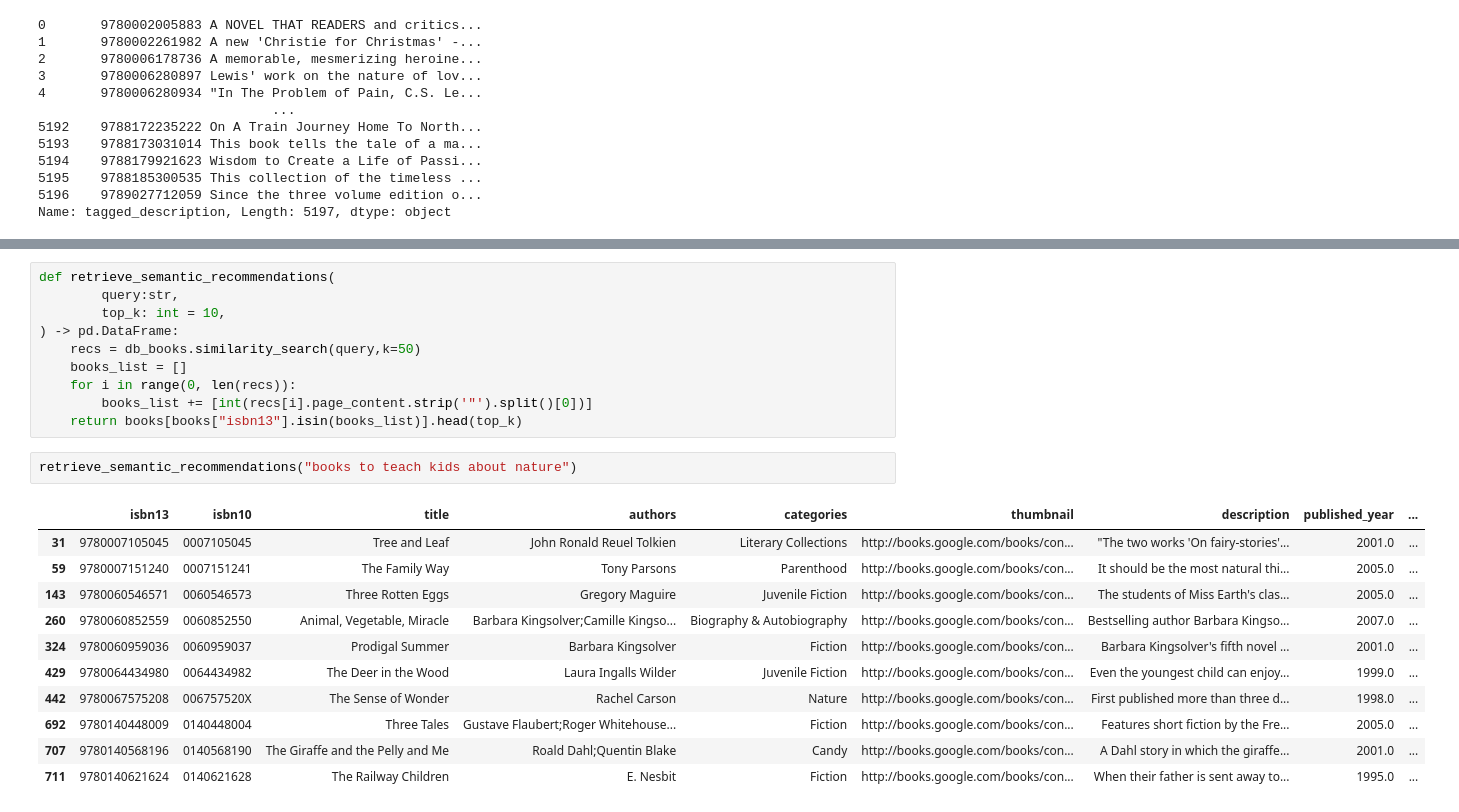
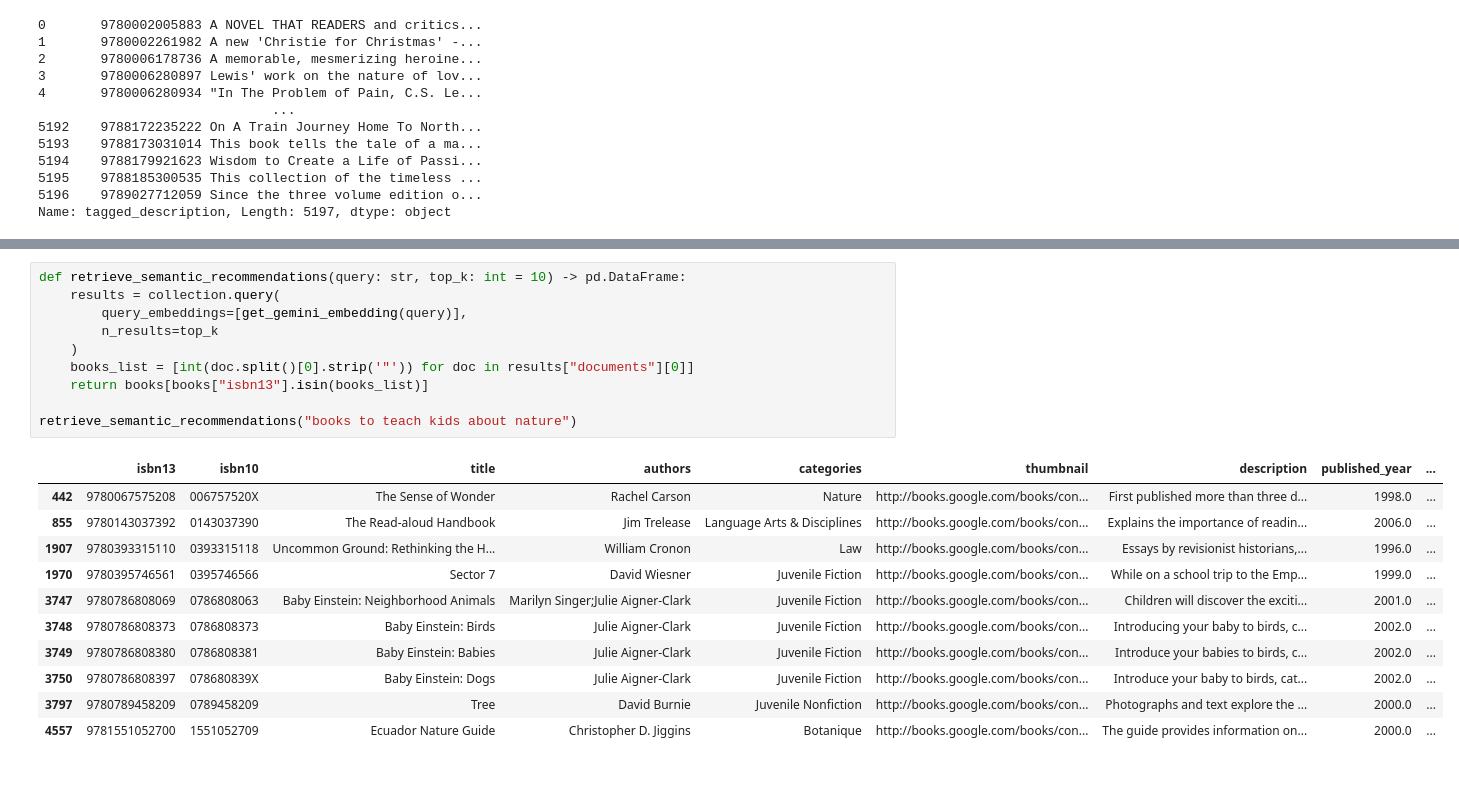
Before and after one commit to ParthSharma272/Semantica, a Jupyter notebook: vector-search.ipynb, the cells around one changed output, grey strips where cells are left out. Saved outputs shown, nothing was run; the diff lists cells and outputs as text; blank space fills up the shorter version.

```diff
--- a/vector-search.ipynb
+++ b/vector-search.ipynb
@@ -84,24 +241,22 @@ books[books["isbn13"] == int(docs[0].page_content.split()[0].strip())]
 # %%
-def retrieve_semantic_recommendations(
-        query:str,
-        top_k: int = 10,
-) -> pd.DataFrame:
-    recs = db_books.similarity_search(query,k=50)
-    books_list = []
-    for i in range(0, len(recs)):
-        books_list += [int(recs[i].page_content.strip('"').split()[0])]
-    return books[books["isbn13"].isin(books_list)].head(top_k)
+def retrieve_semantic_recommendations(query: str, top_k: int = 10) -> pd.DataFrame:
+	results = collection.query(
+		query_embeddings=[get_gemini_embedding(query)],
+		n_results=top_k
+	)
+	books_list = [int(doc.split()[0].strip('"')) for doc in results["documents"][0]]
+	return books[books["isbn13"].isin(books_list)]
+
+retrieve_semantic_recommendations("books to teach kids about nature")
+# %% [output]
+|  | isbn13 | isbn10 | title | authors | categories | thumbnail | description | published_year | ... |
+| 442 | 9780067575208 | 006757520X | The Sense of Wonder | Rachel Carson | Nature | http://books.google.com/books/con... | First published more than three d... | 1998.0 | ... |
+| 855 | 9780143037392 | 0143037390 | The Read-aloud Handbook | Jim Trelease | Language Arts & Disciplines | http://books.google.com/books/con... | Explains the importance of readin... | 2006.0 | ... |
+| 1907 | 9780393315110 | 0393315118 | Uncommon Ground: Rethinking the H... | William Cronon | Law | http://books.google.com/books/con... | Essays by revisionist historians,... | 1996.0 | ... |
+| 1970 | 9780395746561 | 0395746566 | Sector 7 | David Wiesner | Juvenile Fiction | http://books.google.com/books/con... | While on a school trip to the Emp... | 1999.0 | ... |
+| 3747 | 9780786808069 | 0786808063 | Baby Einstein: Neighborhood Animals | Marilyn Singer;Julie Aigner-Clark | Juvenile Fiction | http://books.google.com/books/con... | Children will discover the exciti... | 2001.0 | ... |
+| 3748 | 9780786808373 | 0786808373 | Baby Einstein: Birds | Julie Aigner-Clark | Juvenile Fiction | http://books.google.com/books/con... | Introducing your baby to birds, c... | 2002.0 | ... |
+| 3749 | 9780786808380 | 0786808381 | Baby Einstein: Babies | Julie Aigner-Clark | Juvenile Fiction | http://books.google.com/books/con... | Introduce your babies to birds, c... | 2002.0 | ... |
+| 3750 | 9780786808397 | 078680839X | Baby Einstein: Dogs | Julie Aigner-Clark | Juvenile Fiction | http://books.google.com/books/con... | Introduce your baby to birds, cat... | 2002.0 | ... |
+| 3797 | 9780789458209 | 0789458209 | Tree | David Burnie | Juvenile Nonfiction | http://books.google.com/books/con... | Photographs and text explore the ... | 2000.0 | ... |
+| 4557 | 9781551052700 | 1551052709 | Ecuador Nature Guide | Christopher D. Jiggins | Botanique | http://books.google.com/books/con... | The guide provides information on... | 2000.0 | ... |
-# %%
-retrieve_semantic_recommendations("books to teach kids about nature")
-# %% [output]
-|  | isbn13 | isbn10 | title | authors | categories | thumbnail | description | published_year | ... |
-| 31 | 9780007105045 | 0007105045 | Tree and Leaf | John Ronald Reuel Tolkien | Literary Collections | http://books.google.com/books/con... | "The two works 'On fairy-stories'... | 2001.0 | ... |
-| 59 | 9780007151240 | 0007151241 | The Family Way | Tony Parsons | Parenthood | http://books.google.com/books/con... | It should be the most natural thi... | 2005.0 | ... |
-| 143 | 9780060546571 | 0060546573 | Three Rotten Eggs | Gregory Maguire | Juvenile Fiction | http://books.google.com/books/con... | The students of Miss Earth's clas... | 2005.0 | ... |
-| 260 | 9780060852559 | 0060852550 | Animal, Vegetable, Miracle | Barbara Kingsolver;Camille Kingso... | Biography & Autobiography | http://books.google.com/books/con... | Bestselling author Barbara Kingso... | 2007.0 | ... |
-| 324 | 9780060959036 | 0060959037 | Prodigal Summer | Barbara Kingsolver | Fiction | http://books.google.com/books/con... | Barbara Kingsolver's fifth novel ... | 2001.0 | ... |
-| 429 | 9780064434980 | 0064434982 | The Deer in the Wood | Laura Ingalls Wilder | Juvenile Fiction | http://books.google.com/books/con... | Even the youngest child can enjoy... | 1999.0 | ... |
-| 442 | 9780067575208 | 006757520X | The Sense of Wonder | Rachel Carson | Nature | http://books.google.com/books/con... | First published more than three d... | 1998.0 | ... |
-| 692 | 9780140448009 | 0140448004 | Three Tales | Gustave Flaubert;Roger Whitehouse... | Fiction | http://books.google.com/books/con... | Features short fiction by the Fre... | 2005.0 | ... |
-| 707 | 9780140568196 | 0140568190 | The Giraffe and the Pelly and Me | Roald Dahl;Quentin Blake | Candy | http://books.google.com/books/con... | A Dahl story in which the giraffe... | 2001.0 | ... |
-| 711 | 9780140621624 | 0140621628 | The Railway Children | E. Nesbit | Fiction | http://books.google.com/books/con... | When their father is sent away to... | 1995.0 | ... |
```
Also changed, not shown: parts of 16 cells of this notebook, 34 other files.
